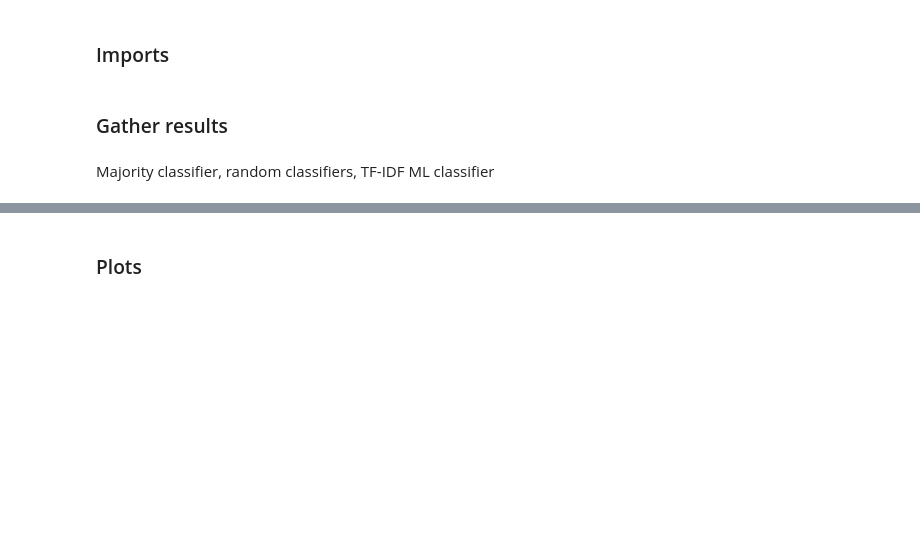
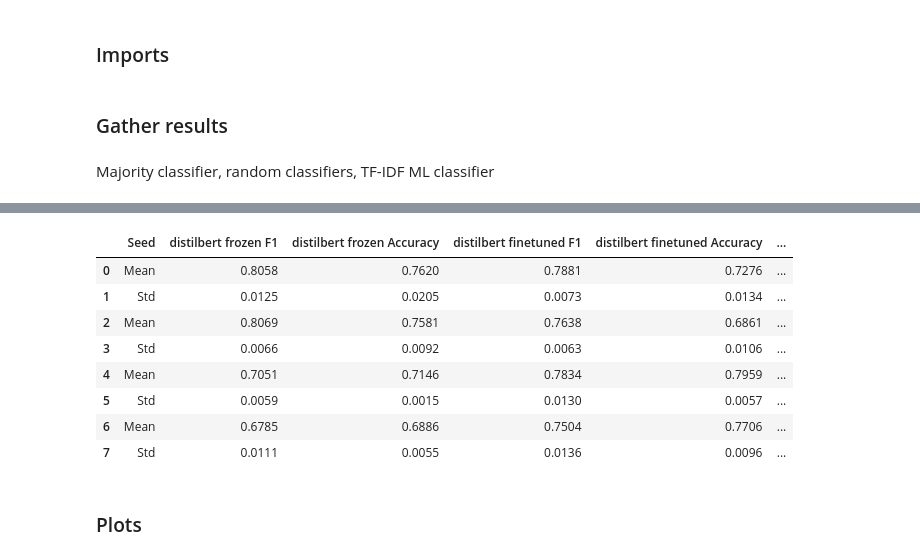
Before and after one commit to edomerli/machine-generated-text-classification, a Jupyter notebook: results_plotter.ipynb, the cells around one changed output, grey strips where cells are left out. Saved outputs shown, nothing was run; the diff lists cells and outputs as text; code cells hidden in the pictures; blank space fills up the shorter version.

```diff
--- a/results_plotter.ipynb
+++ b/results_plotter.ipynb
@@ -21,3 +53,15 @@ folder_path = "C:/Users/Utente/Desktop/UNIVERSITA'/AI/2 Anno/Natural Language Pr
+# %%
+table_deberta.head(20)
+# %% [output]
+|  | Seed | distilbert frozen F1 | distilbert frozen Accuracy | distilbert finetuned F1 | distilbert finetuned Accuracy | ... |
+| 0 | Mean | 0.8058 | 0.7620 | 0.7881 | 0.7276 | ... |
+| 1 | Std | 0.0125 | 0.0205 | 0.0073 | 0.0134 | ... |
+| 2 | Mean | 0.8069 | 0.7581 | 0.7638 | 0.6861 | ... |
+| 3 | Std | 0.0066 | 0.0092 | 0.0063 | 0.0106 | ... |
+| 4 | Mean | 0.7051 | 0.7146 | 0.7834 | 0.7959 | ... |
+| 5 | Std | 0.0059 | 0.0015 | 0.0130 | 0.0057 | ... |
+| 6 | Mean | 0.6785 | 0.6886 | 0.7504 | 0.7706 | ... |
+| 7 | Std | 0.0111 | 0.0055 | 0.0136 | 0.0096 | ... |
 # %% [markdown]
 ### Plots
 # %%
```
Also changed, not shown: parts of 6 cells of this notebook, 1 other file.
